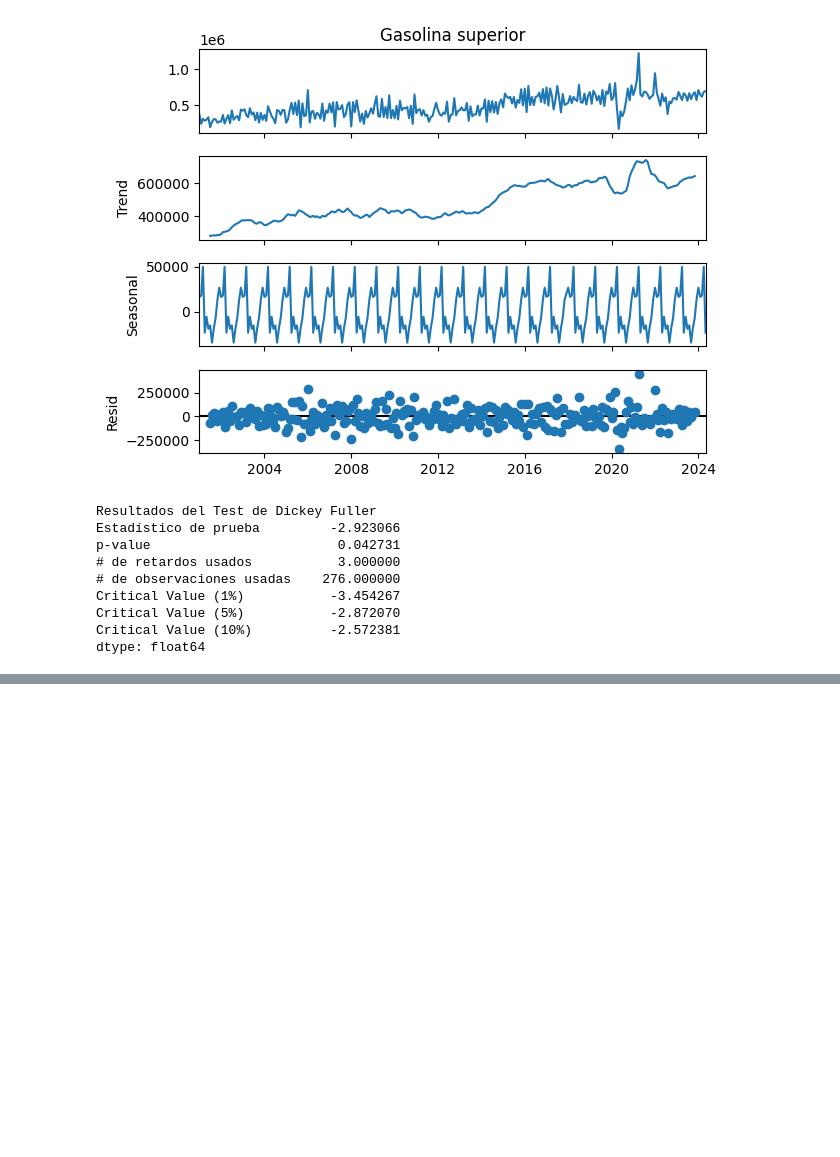
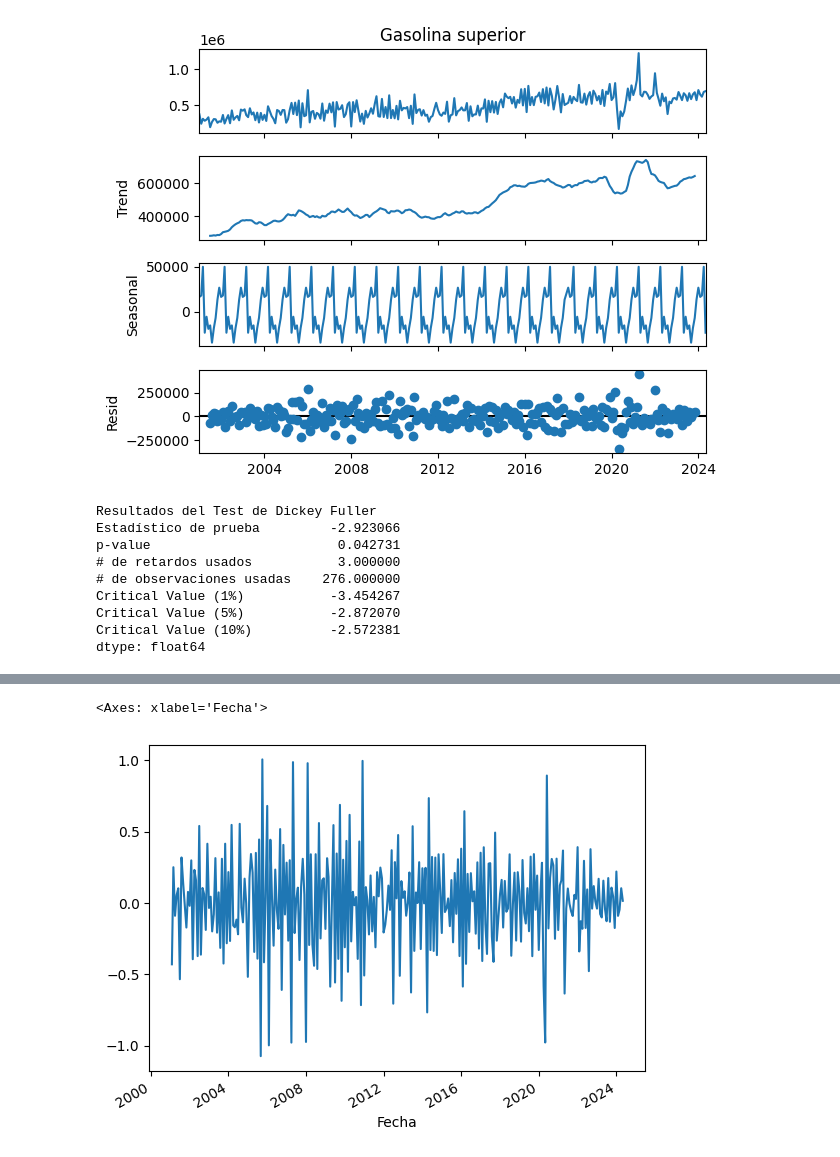
Before and after one commit to VIL20776/Laboratorio2-DataScience, a Jupyter notebook: importationData.ipynb, the cells around one changed output, grey strips where cells are left out. Cells and saved outputs as stored; diff of their text form; code cells hidden in the pictures; blank space fills up the shorter version.

```diff
--- a/importationData.ipynb
+++ b/importationData.ipynb
@@ -154,0 +164,5 @@ dtype: float64
+# %%
+import_data_log_diff.plot()
+# %% [output]
+<Axes: xlabel='Fecha'>
+[figure, added]
```
Also changed, not shown: parts of 20 cells of this notebook, 1 other file.
